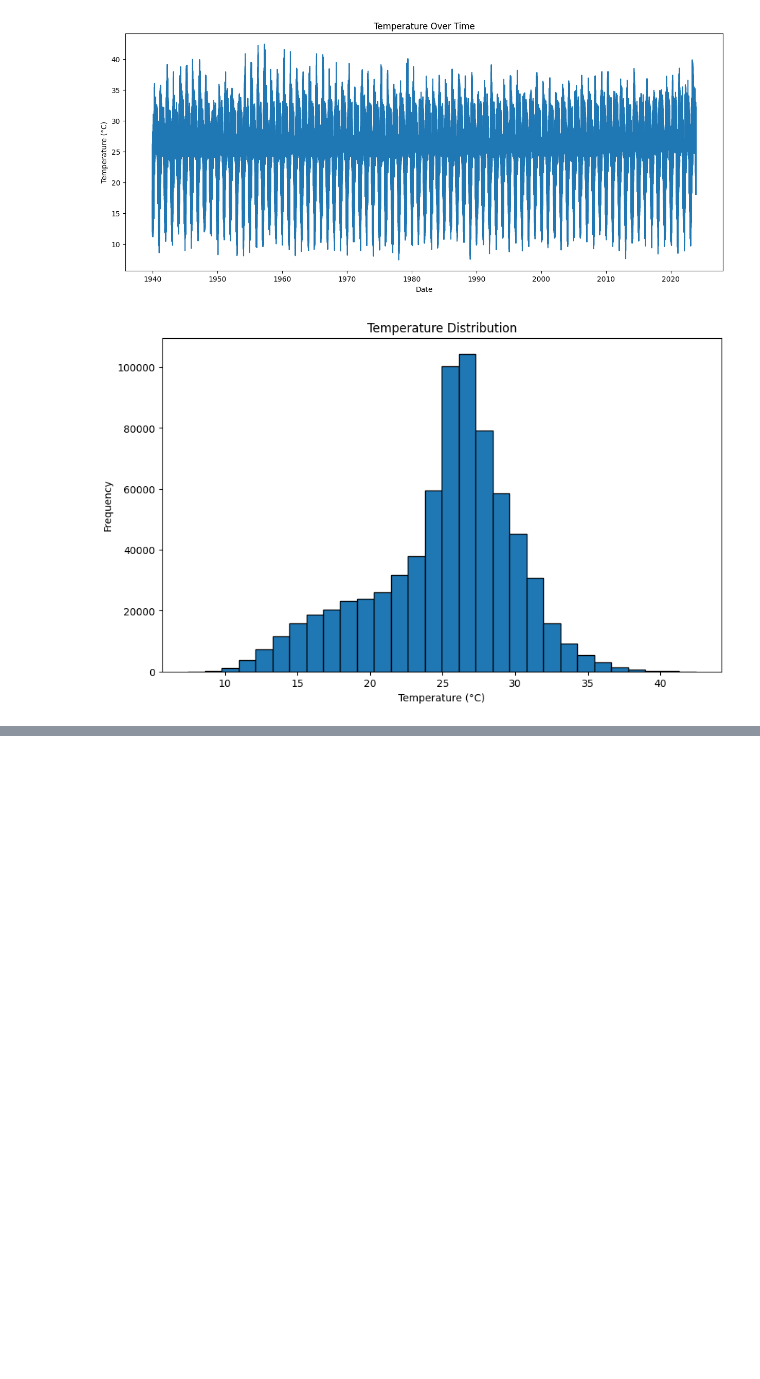
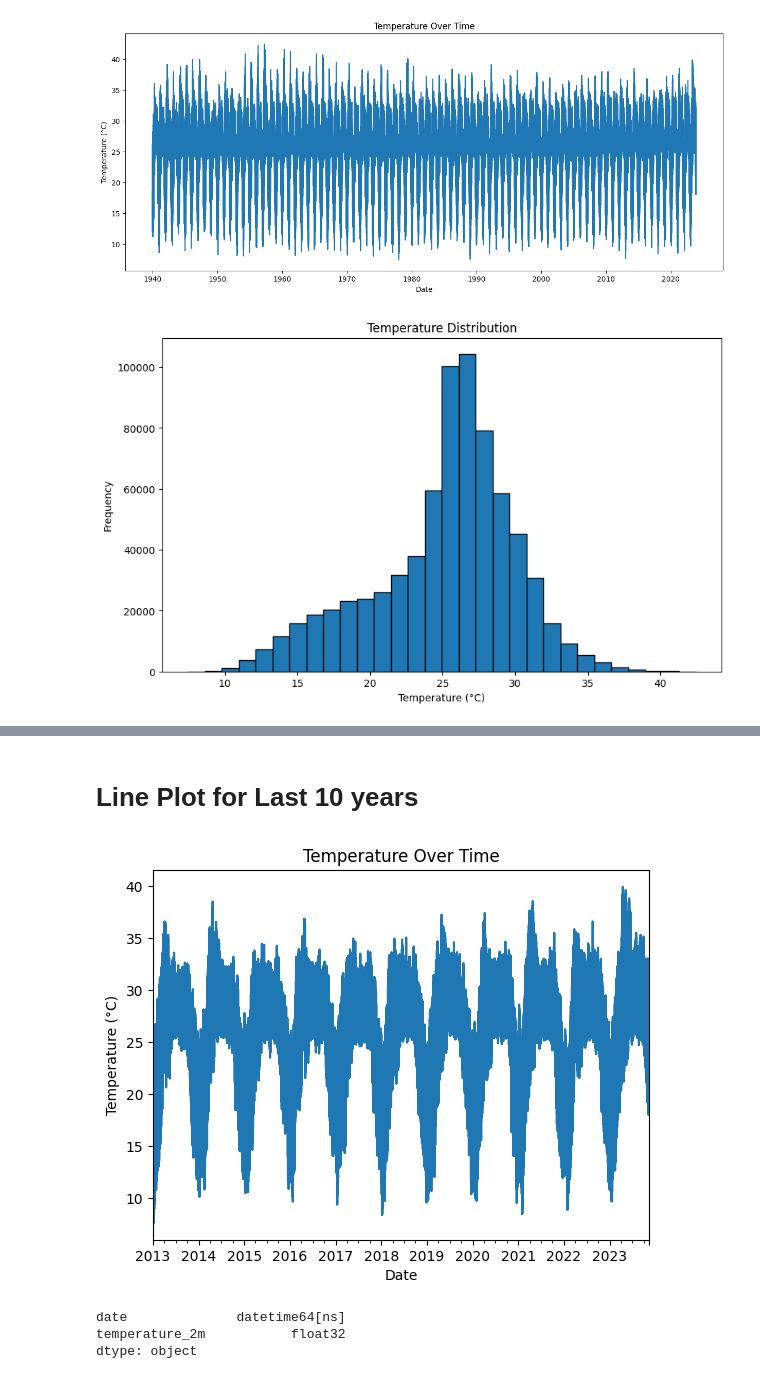
Before and after one commit to Afroza2/Strativ-AB-Travel-Management, a Jupyter notebook: Dhaka_Weather_Prediction.ipynb, the cells around one changed output, grey strips where cells are left out. Saved outputs shown, nothing was run; the diff lists cells and outputs as text; code cells hidden in the pictures; blank space fills up the shorter version.

```diff
--- a/Dhaka_Weather_Prediction.ipynb
+++ b/Dhaka_Weather_Prediction.ipynb
@@ -75,17 +75,17 @@ else:
             )}
     hourly_data["temperature_2m"] = hourly_temperature_2m
 
-    hourly_dataframe = pd.DataFrame(data = hourly_data)
+    df = pd.DataFrame(data = hourly_data)
 
-if hourly_dataframe['temperature_2m'].isnull().values.any():
+if df['temperature_2m'].isnull().values.any():
     print("Null values found in temperature data. Replacing with appropriate value.")
 
-    hourly_dataframe['temperature_2m'].fillna(method='ffill', inplace=True)
+    df['temperature_2m'].fillna(method='ffill', inplace=True)
 
-    print(hourly_dataframe)
+    print(df)
 
 
-    # hourly_dataframe.to_csv('weather_data.csv', index=False)
+    # df.to_csv('weather_data.csv', index=False)
 # %% [output]
 Coordinates 23.796133041381836°E 90.38054656982422°N
 Elevation 19.0 m asl
@@ -162,11 +164,11 @@ dtype: object
 # %%
 import matplotlib.pyplot as plt
 
-hourly_dataframe.set_index('date', inplace=True)
+df.set_index('date', inplace=True)
 
 # Plot the time series data
 plt.figure(figsize=(15, 6))
-plt.plot(hourly_dataframe['temperature_2m'])
+plt.plot(df['temperature_2m'])
 plt.title('Temperature Over Time')
 plt.xlabel('Date')
 plt.ylabel('Temperature (°C)')
@@ -174,7 +176,7 @@ plt.show()
 
 # Plot a histogram of temperature values
 plt.figure(figsize=(10, 6))
-plt.hist(hourly_dataframe['temperature_2m'], bins=30, edgecolor='black')
+plt.hist(df['temperature_2m'], bins=30, edgecolor='black')
 plt.title('Temperature Distribution')
 plt.xlabel('Temperature (°C)')
 plt.ylabel('Frequency')
@@ -184,0 +203,22 @@ plt.show()
+# %% [markdown]
+# Line Plot for Last 10 years
+# %%
+import matplotlib.pyplot as plt
+
+
+# Plotting
+df.loc['2013-01-01':].plot(y='temperature_2m', kind='line', legend=False)
+plt.title('Temperature Over Time')
+plt.xlabel('Date')
+plt.ylabel('Temperature (°C)')
+plt.show()
+
+# print(df.loc['2013-01-01':])
+# %% [output]
+[figure, added]
+# %%
+df.dtypes
+# %% [output]
+date              datetime64[ns]
+temperature_2m           float32
+dtype: object
```
Also changed, not shown: parts of 9 cells of this notebook.
